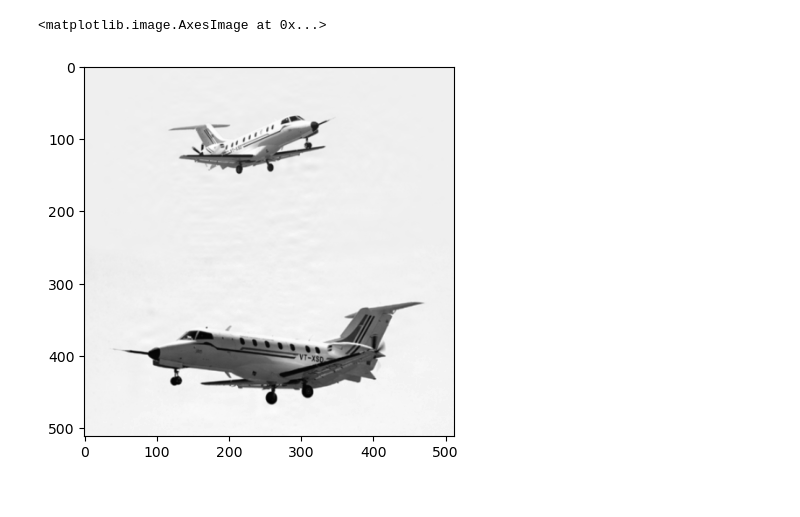
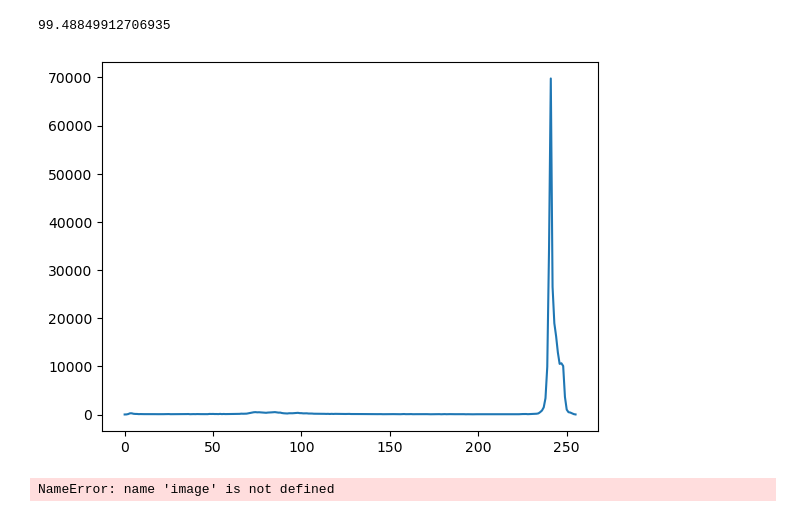
Before and after one commit to deamon312/image-processing, a Jupyter notebook: Project 1/Code/DCT Image Fusion Techniques.ipynb, the cells around one changed output. Saved outputs shown, nothing was run; the diff lists cells and outputs as text; code cells hidden in the pictures.

```diff
--- a/Project 1/Code/DCT Image Fusion Techniques.ipynb
+++ b/Project 1/Code/DCT Image Fusion Techniques.ipynb
@@ -30,9 +30,8 @@ def create_mosaic(images):
         block1 = np.block([[img_norm(images[0]), img_norm(images[2])], [img_norm(images[1]), img_norm(images[3])]])
         return block1
     else:
-        for i in range(len(images)):
-            idx = i%4+4
-            return np.block([[img_norm(create_mosaic(images[idx:])),img_norm(images[2])], [img_norm(images[1]), img_norm(images[3])]])
+        # Recursively apply this function on LL
+        return np.block([[img_norm(create_mosaic(images[4:])),img_norm(images[2])], [img_norm(images[1]), img_norm(images[3])]])
 # %%
 def plot_MRDCT(coeffs,level):
     labels = ['LL','HL','LH','HH']
@@ -64,7 +63,7 @@ def MRDCT(image, level=1,disp=False):
 
     Returns:
     coeffs: list
-        A list of numpy arrays containing the DCT coefficients
+        A list of numpy arrays containing the IDCT coefficients [LL,{LH,HL,HH}]
     """
     coeffs = []
 
@@ -247,6 +229,4 @@ images = select_images()
 image_1= images[0]
 image_2= images[1]
 # %%
-coeffs =fusion(image_1,image_2,level=5,details='max',approx='mean')
+coeffs,out =fusion(image_1,image_2,level=6,details='max',approx='mean')
-# %%
-coeffs = MRDCT(image, level=8,disp=True)
@@ -281,3 +249,17 @@ def IMRDCT(coeff):
+# %%
+calculate_pfe(k,out/)
+# %% [output]
+99.48849912706935
+# %%
+hist,bin = np.histogram(k.ravel(),256)
+plt.plot(hist)
+plt.show()
+hist,bin = np.histogram(image.ravel(),256)
+plt.plot(hist)
+plt.show()
+# %% [output]
+[figure, added]
+NameError: name 'image' is not defined
 # %%
 batches = []
 for i in range(0, len(coeff_f), 4):
@@ -299,5 +278,0 @@ k=IMRDCT(coeffs)
-# %%
-plt.imshow(k,cmap='gray')
-# %% [output]
-<matplotlib.image.AxesImage at 0x...>
-[figure, removed]
```
Also changed, not shown: parts of 10 cells of this notebook.
